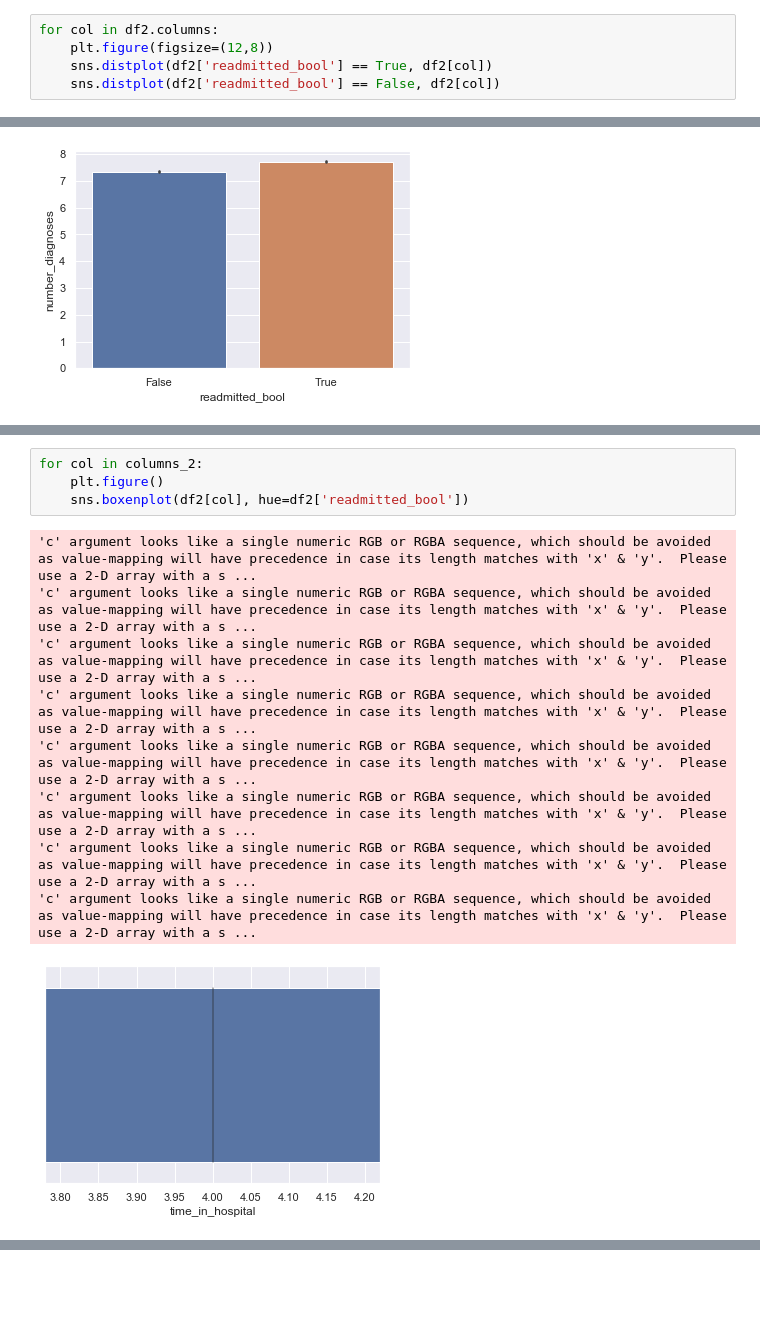
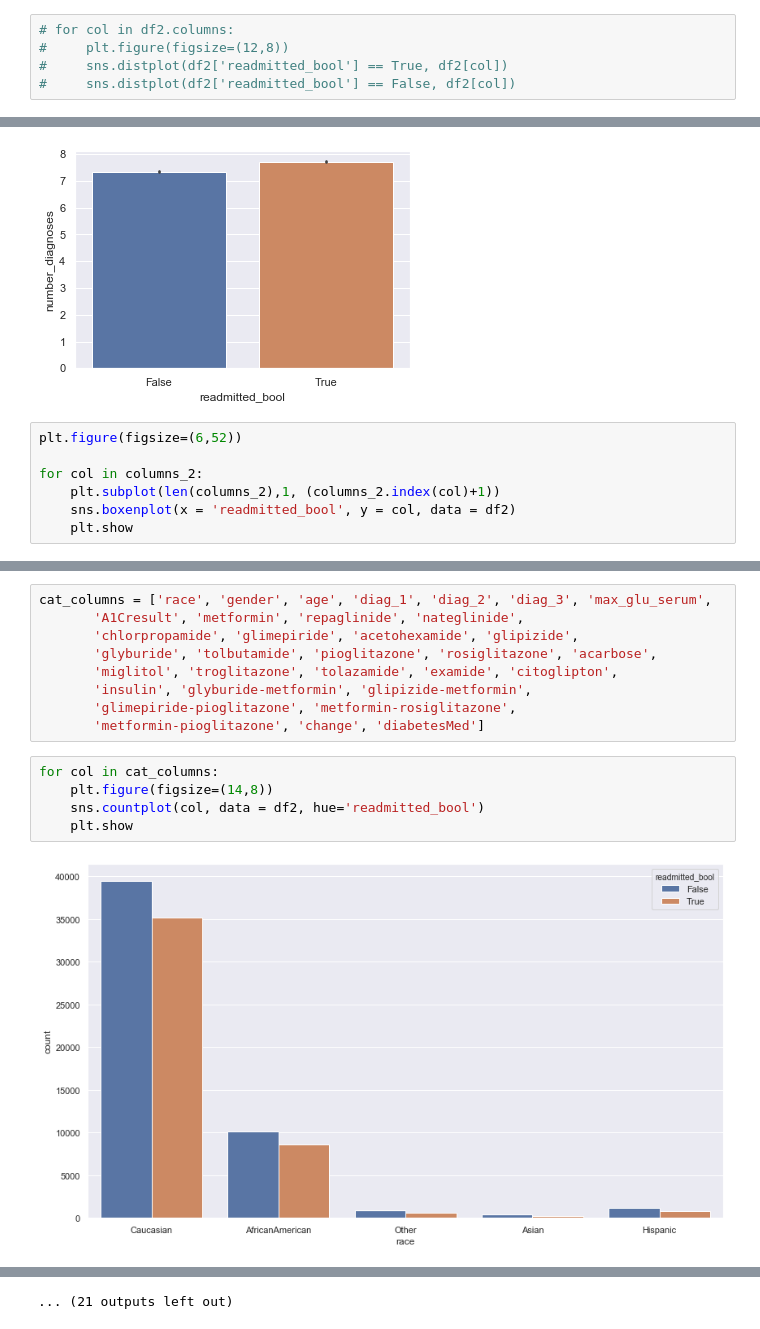
Before and after one commit to thinkful-dsi-axolotl/student_pair_work, a Jupyter notebook: Chinwe-Charles/10_29_pairwork.ipynb, the cells around one changed output, grey strips where cells are left out. Cells and saved outputs as stored; diff of their text form; blank space fills up the shorter version.

```diff
--- a/Chinwe-Charles/10_29_pairwork.ipynb
+++ b/Chinwe-Charles/10_29_pairwork.ipynb
@@ -181,8 +179,8 @@ sns.heatmap(df2[columns_2].corr(), annot=True, cmap='coolwarm')
 # %%
-for col in df2.columns:
-    plt.figure(figsize=(12,8))
-    sns.distplot(df2['readmitted_bool'] == True, df2[col])
-    sns.distplot(df2['readmitted_bool'] == False, df2[col])
+# for col in df2.columns:
+#     plt.figure(figsize=(12,8))
+#     sns.distplot(df2['readmitted_bool'] == True, df2[col])
+#     sns.distplot(df2['readmitted_bool'] == False, df2[col])
 # %% [output]
 ValueError: `bins` must increase monotonically, when an array
 [figure]
@@ -199,3 +197,10 @@ for col in columns_2:
 [figure]
 [figure]
 [figure]
+# %%
+plt.figure(figsize=(6,52))
+
+for col in columns_2:
+    plt.subplot(len(columns_2),1, (columns_2.index(col)+1))
+    sns.boxenplot(x = 'readmitted_bool', y = col, data = df2)
+    plt.show
@@ -202,14 +221,16 @@ for col in columns_2:
+# %%
+cat_columns = ['race', 'gender', 'age', 'diag_1', 'diag_2', 'diag_3', 'max_glu_serum',
+       'A1Cresult', 'metformin', 'repaglinide', 'nateglinide',
+       'chlorpropamide', 'glimepiride', 'acetohexamide', 'glipizide',
+       'glyburide', 'tolbutamide', 'pioglitazone', 'rosiglitazone', 'acarbose',
+       'miglitol', 'troglitazone', 'tolazamide', 'examide', 'citoglipton',
+       'insulin', 'glyburide-metformin', 'glipizide-metformin',
+       'glimepiride-pioglitazone', 'metformin-rosiglitazone',
+       'metformin-pioglitazone', 'change', 'diabetesMed']
 # %%
-for col in columns_2:
-    plt.figure()
-    sns.boxenplot(df2[col], hue=df2['readmitted_bool'])
+for col in cat_columns:
+    plt.figure(figsize=(14,8))
+    sns.countplot(col, data = df2, hue='readmitted_bool')
+    plt.show
 # %% [output]
-'c' argument looks like a single numeric RGB or RGBA sequence, which should be avoided as value-mapping will have precedence in case its length matches with 'x' & 'y'.  Please use a 2-D array with a s ...
-'c' argument looks like a single numeric RGB or RGBA sequence, which should be avoided as value-mapping will have precedence in case its length matches with 'x' & 'y'.  Please use a 2-D array with a s ...
-'c' argument looks like a single numeric RGB or RGBA sequence, which should be avoided as value-mapping will have precedence in case its length matches with 'x' & 'y'.  Please use a 2-D array with a s ...
-'c' argument looks like a single numeric RGB or RGBA sequence, which should be avoided as value-mapping will have precedence in case its length matches with 'x' & 'y'.  Please use a 2-D array with a s ...
-'c' argument looks like a single numeric RGB or RGBA sequence, which should be avoided as value-mapping will have precedence in case its length matches with 'x' & 'y'.  Please use a 2-D array with a s ...
-'c' argument looks like a single numeric RGB or RGBA sequence, which should be avoided as value-mapping will have precedence in case its length matches with 'x' & 'y'.  Please use a 2-D array with a s ...
-'c' argument looks like a single numeric RGB or RGBA sequence, which should be avoided as value-mapping will have precedence in case its length matches with 'x' & 'y'.  Please use a 2-D array with a s ...
-'c' argument looks like a single numeric RGB or RGBA sequence, which should be avoided as value-mapping will have precedence in case its length matches with 'x' & 'y'.  Please use a 2-D array with a s ...
-[figure, old version]
+[figure, new version]
@@ -222,0 +248 @@ for col in columns_2:
+... (21 outputs left out)
```
Also changed, not shown: parts of 33 cells of this notebook.
